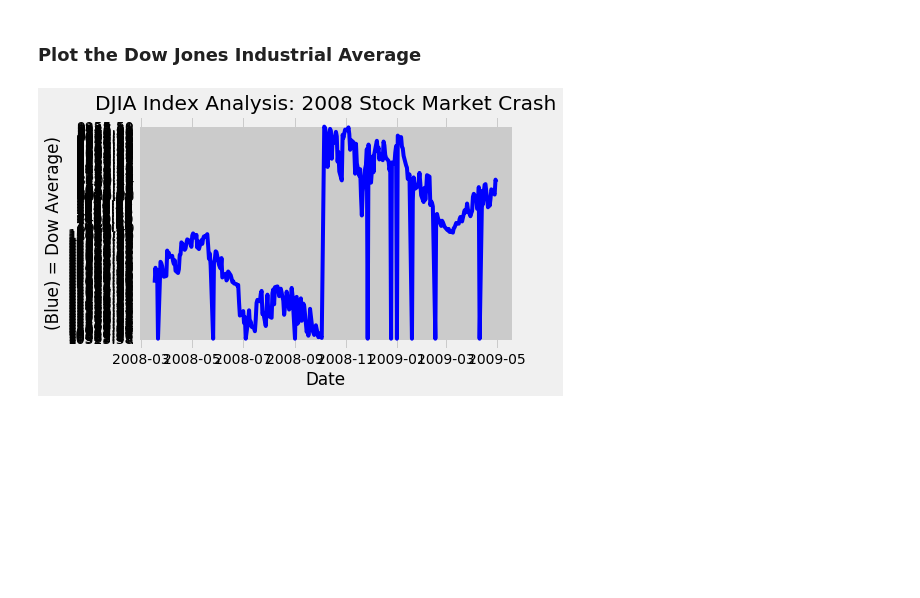
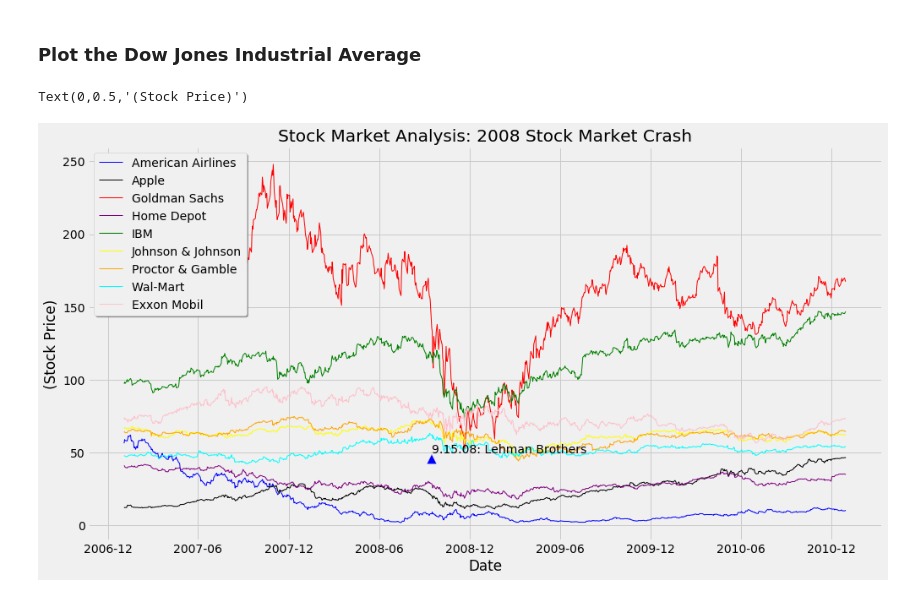
Before and after one commit to Pyurmak64/project_one, a Jupyter notebook: DJIA_2008_market_crash.ipynb, the cells around one changed output. Saved outputs shown, nothing was run; the diff lists cells and outputs as text; code cells hidden in the pictures; blank space fills up the shorter version.

```diff
--- a/DJIA_2008_market_crash.ipynb
+++ b/DJIA_2008_market_crash.ipynb
@@ -41,0 +101,11 @@ dow_index = djia['DJIA'].tolist()
+# %%
+date = aal['Date'].tolist()
+aal_price = aal['Close'].tolist()
+aapl_price = aapl['Close'].tolist()
+gs_price = gs['Close'].tolist()
+hd_price = hd['Close'].tolist()
+ibm_price = ibm['Close'].tolist()
+jnj_price = jnj['Close'].tolist()
+pg_price = pg['Close'].tolist()
+wmt_price = wmt['Close'].tolist()
+xom_price = xom['Close'].tolist()
@@ -42,17 +114,31 @@ dow_index = djia['DJIA'].tolist()
 # %% [markdown]
 ### Plot the Dow Jones Industrial Average
-# %%
-#plt.figure(figsize=(15,8))
-
-#plt.plot_date(date, dow_index,'-', label='Index')
-#for label in plt.xaxis.get_ticklabels():
-#    label.set_rotation(0)
-plt.plot(date, dow_index, color="blue", label="DOW")
-
-#plt.fill_between(date, dow_index, 0)
-plt.title("DJIA Index Analysis: 2008 Stock Market Crash")
-plt.xlabel("Date")
-plt.ylabel("(Blue) = Dow Average)")
-plt.savefig("DJIA.png")
-# %% [output]
-[figure, removed]
+# %%
+fig = plt.figure(figsize=(15,8))
+ax = fig.add_subplot(111)
+ax.annotate('9.15.08: Lehman Brothers', xy=('2008-09-15', 49.80),
+            arrowprops=dict(facecolor='blue', shrink=0.5),)
+
+AAL, = plt.plot(date, aal_price, color="blue", linewidth=1, label="American Airlines")
+AAPL, = plt.plot(date, aapl_price, color="black", linewidth=1, label="Apple")
+GS, = plt.plot(date, gs_price, color="red", linewidth=1, label="Goldman Sachs")
+HD, = plt.plot(date, hd_price, color="purple", linewidth=1, label="Home Depot")
+IBM, = plt.plot(date, ibm_price, color="green", linewidth=1, label="IBM")
+JNJ, = plt.plot(date, jnj_price, color="yellow", linewidth=1, label="Johnson & Johnson")
+PG, = plt.plot(date, pg_price, color="orange", linewidth=1, label="Proctor & Gamble")
+WMT, = plt.plot(date, wmt_price, color="cyan", linewidth=1, label="Wal-Mart")
+XOM, = plt.plot(date, xom_price, color="pink", linewidth=1, label="Exxon Mobil")
+
+#labels, ids = np.unique(labels, return_index=True)
+#handles = [handles[i] for i in ids]
+#plt.legend(handles, labels, loc='best')
+
+plt.legend(loc=2, shadow=bool)
+plt.title("Stock Market Analysis: 2008 Stock Market Crash")
+plt.xlabel("Date")
+plt.ylabel("(Stock Price)")
+
+#plt.savefig("stock_market_analysis_2008_crash.png")
+# %% [output]
+Text(0,0.5,'(Stock Price)')
+[figure, added]
```
Also changed, not shown: parts of 9 cells of this notebook, 4 other files.
